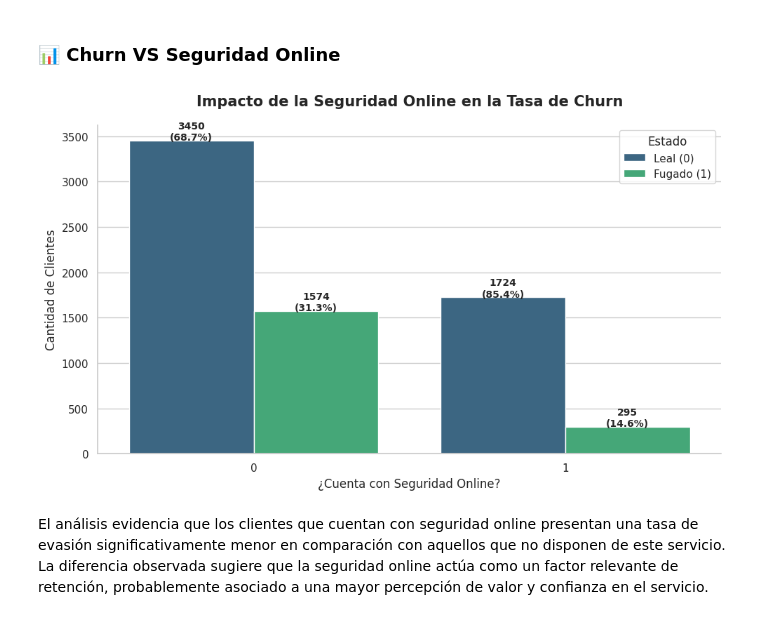
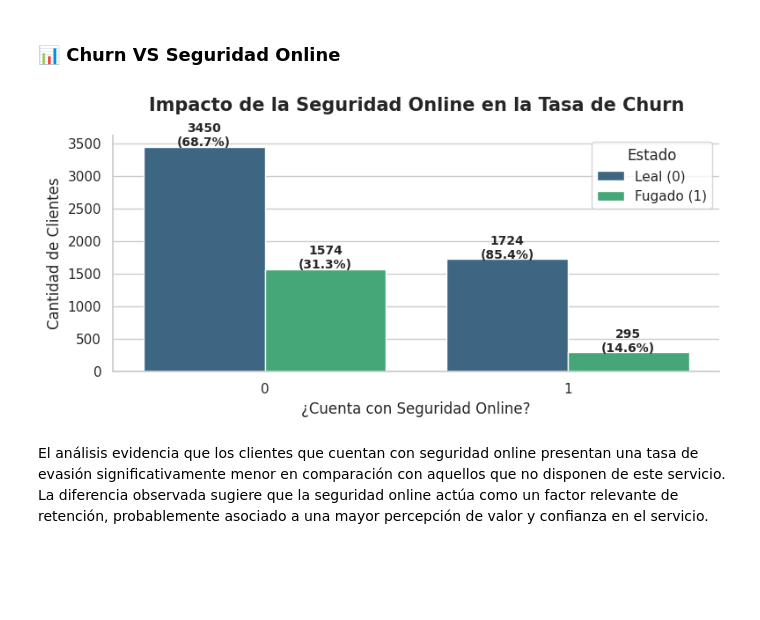
Before and after one commit to DaniGa-Mo/Challenge_TelecomX, a Jupyter notebook: TelecomX_LATAM.ipynb, the cells around one changed output. Saved outputs shown, nothing was run; the diff lists cells and outputs as text; code cells hidden in the pictures; blank space fills up the shorter version.

```diff
--- a/TelecomX_LATAM.ipynb
+++ b/TelecomX_LATAM.ipynb
@@ -561,40 +565,41 @@ stats_sec = df_normalizado.groupby('internet.OnlineSecurity')['Churn'].value_cou
 
 # 2. Configuración estética
 sns.set_theme(style="whitegrid")
-plt.figure(figsize=(10, 6))
+plt.figure(figsize=(8, 4))
 
 # 3. Gráfico de barras agrupadas (hue='Churn' evita el warning)
 ax = sns.countplot(
     x='internet.OnlineSecurity',
     hue='Churn',
     data=df_normalizado,
     palette='viridis'
 )
 
 # 4. Agregar etiquetas de cantidad y porcentaje
 for i, p in enumerate(ax.patches):
     height = p.get_height()
     if height > 0:
         n_categories = len(stats_sec.index)
         cat_idx = i % n_categories
         churn_type = 1 if i >= n_categories else 0
         percentage = stats_sec.iloc[cat_idx, churn_type]
 
         ax.text(p.get_x() + p.get_width()/2., height + 5,
                 f'{int(height)}\n({percentage:.1f}%)',
                 ha="center", fontsize=10, fontweight='bold')
 
 # 5. Personalización
 plt.title('Impacto de la Seguridad Online en la Tasa de Churn', fontsize=15, pad=20, fontweight='bold')
 plt.xlabel('¿Cuenta con Seguridad Online?', fontsize=12)
 plt.ylabel('Cantidad de Clientes', fontsize=12)
 plt.legend(title='Estado', labels=['Leal (0)', 'Fugado (1)'])
 
 sns.despine()
 plt.tight_layout()
+plt.savefig("churn_vs_seguriddad_online.png", bbox_inches="tight")
 plt.show()
 # %% [output]
-[figure, old version]
+[figure, new version]
 # %% [markdown]
 El análisis evidencia que los clientes que cuentan con seguridad online presentan una tasa de evasión significativamente menor en comparación con aquellos que no disponen de este servicio. La diferencia observada sugiere que la seguridad online actúa como un factor relevante de retención, probablemente asociado a una mayor percepción de valor y confianza en el servicio.
 # %% [markdown]
```
Also changed, not shown: parts of 19 cells of this notebook.
